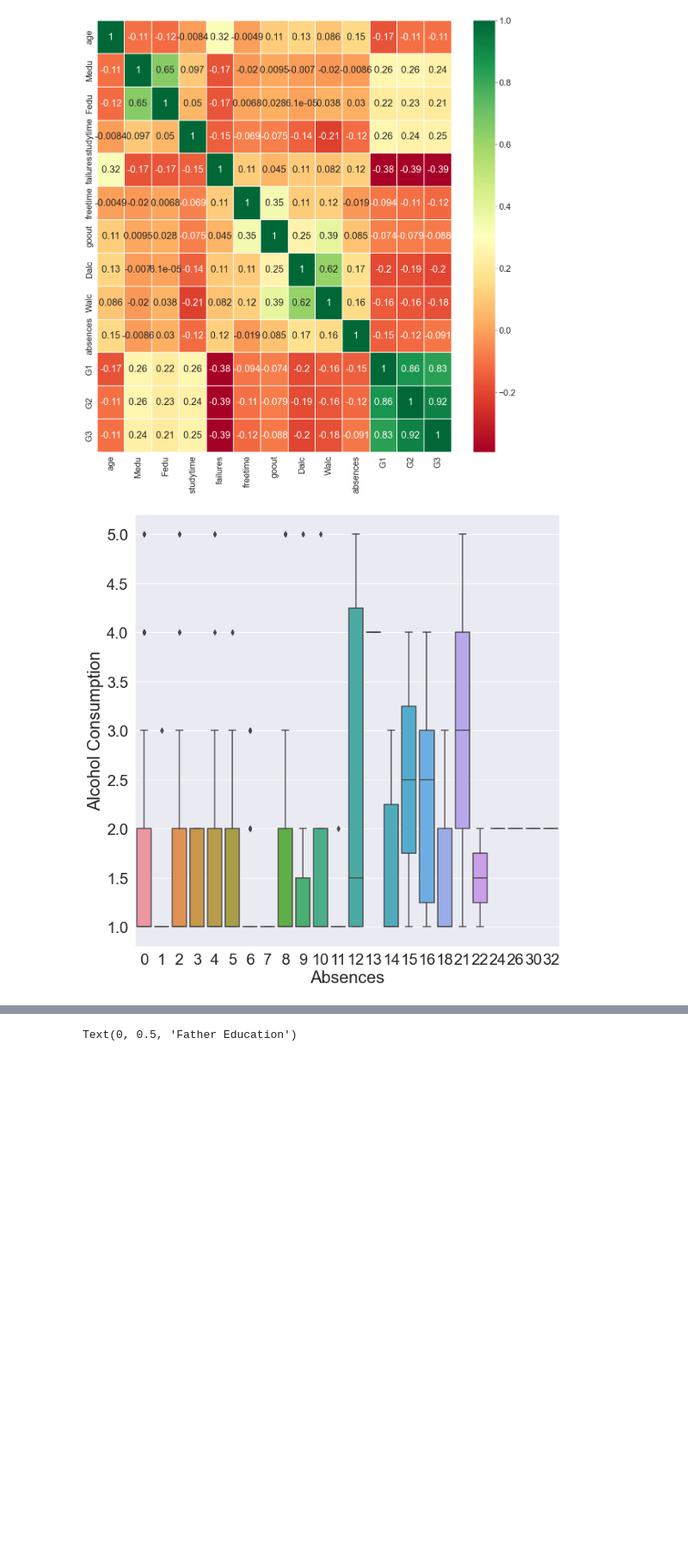
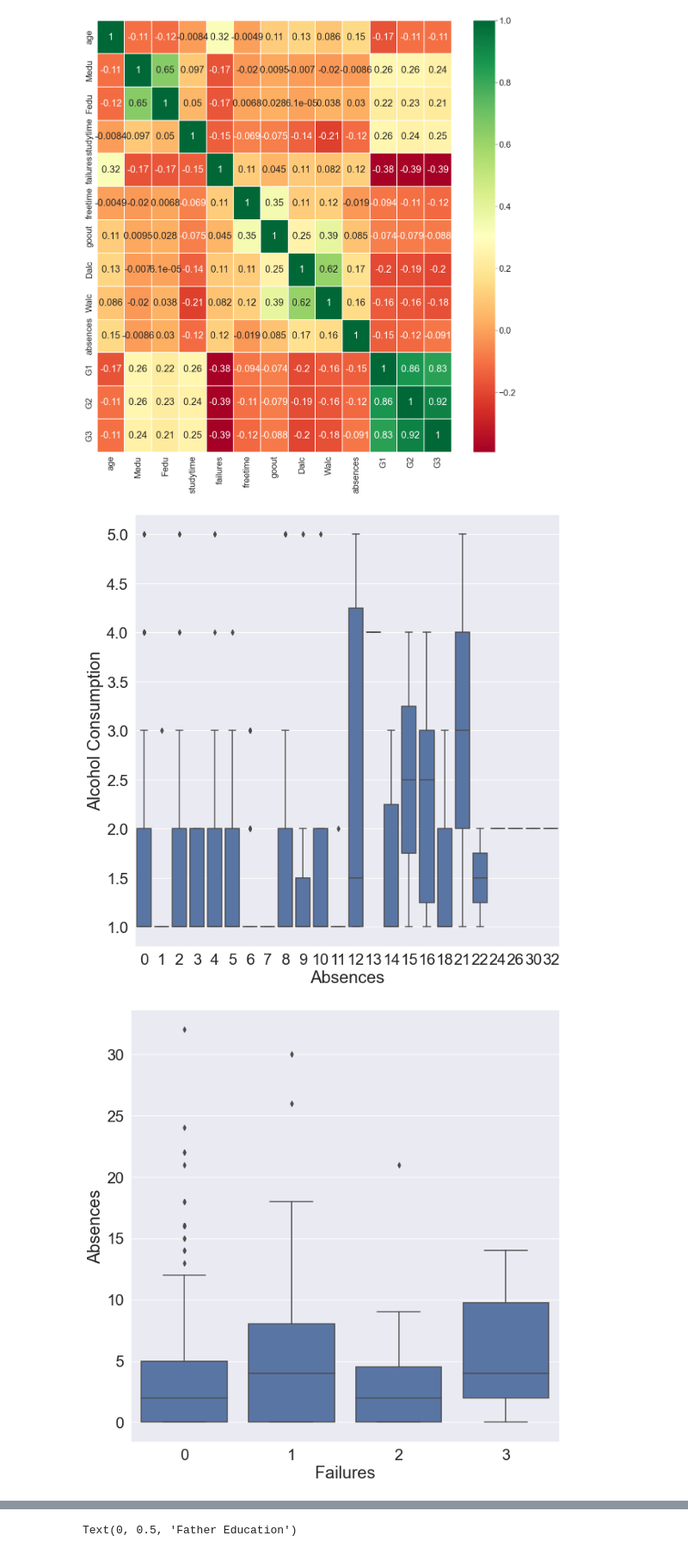
Before and after one commit to GabrielSolomonHolland/data-science-final, a Jupyter notebook: data-science-final.ipynb, the cells around one changed output, grey strips where cells are left out. Shown at 86% size. Saved outputs shown, nothing was run; the diff lists cells and outputs as text; code cells hidden in the pictures; blank space fills up the shorter version.

```diff
--- a/data-science-final.ipynb
+++ b/data-science-final.ipynb
@@ -723,21 +737,30 @@ plt.savefig('correlation_heatmap.png')
 # %% [output]
 [figure]
 # %%
-#scatter plot
 # "age","Medu","Fedu","studytime","freetime","goout","Dalc","Walc","absences"
 sns.set(style="darkgrid",rc = {'figure.figsize':(20,20)},font_scale=2)
+#take away colors
+#cat plot
+fig = sns.catplot(x="absences", y="Dalc", data=working_df, kind="box", height=10, color="b")
 
-
-#cat plot
-fig = sns.catplot(x="absences", y="Dalc", data=working_df, kind="box", height=10)
 
 #label axis Absences and Alchohol Consumption
 fig.set(xlabel='Absences', ylabel='Alcohol Consumption')
 
 #save as png
 plt.savefig('absences_boxplot.png')
+
+#cat plot of alcohol consumption and failures
+fig = sns.catplot(x="failures", y="absences", data=working_df, kind="box", height=10, color="b")
+
+#label axis Absences and Failures
+fig.set(xlabel='Failures', ylabel='Absences')
+
+#save as png
+plt.savefig('absences_failures_boxplot.png')
 # %% [output]
-[figure, old version]
+[figure, new version]
+[figure, added]
 # %%
 #sns bar plot of medu, fedu, studytime, goout
 sns.set(style="darkgrid",rc = {'figure.figsize':(20,20)},font_scale=2)
```
Also changed, not shown: parts of 9 cells of this notebook, 9 other files.
